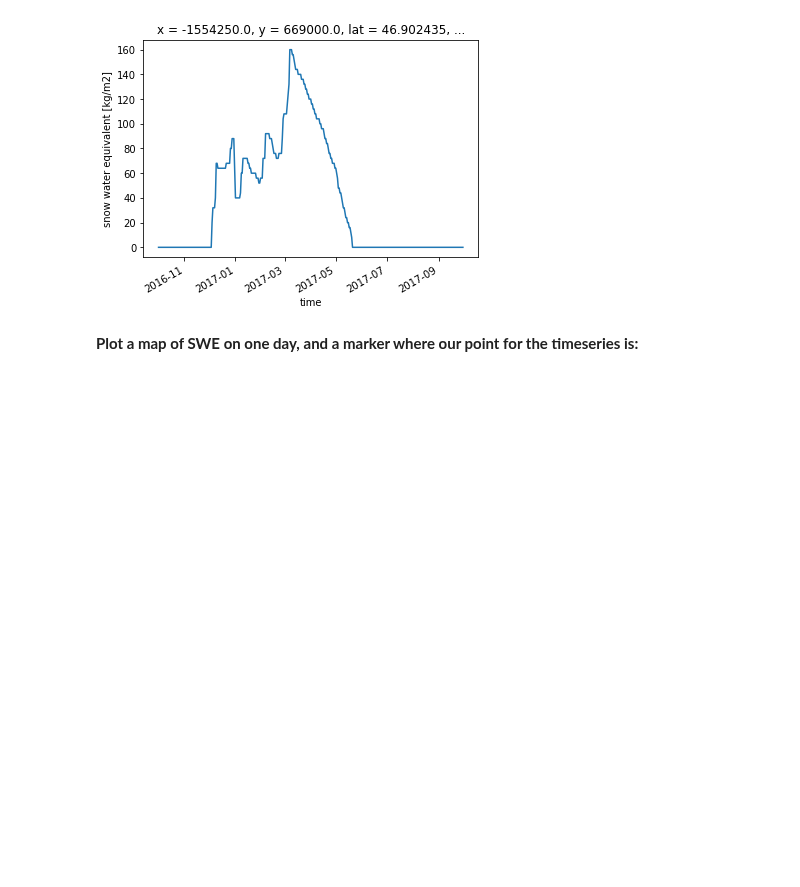
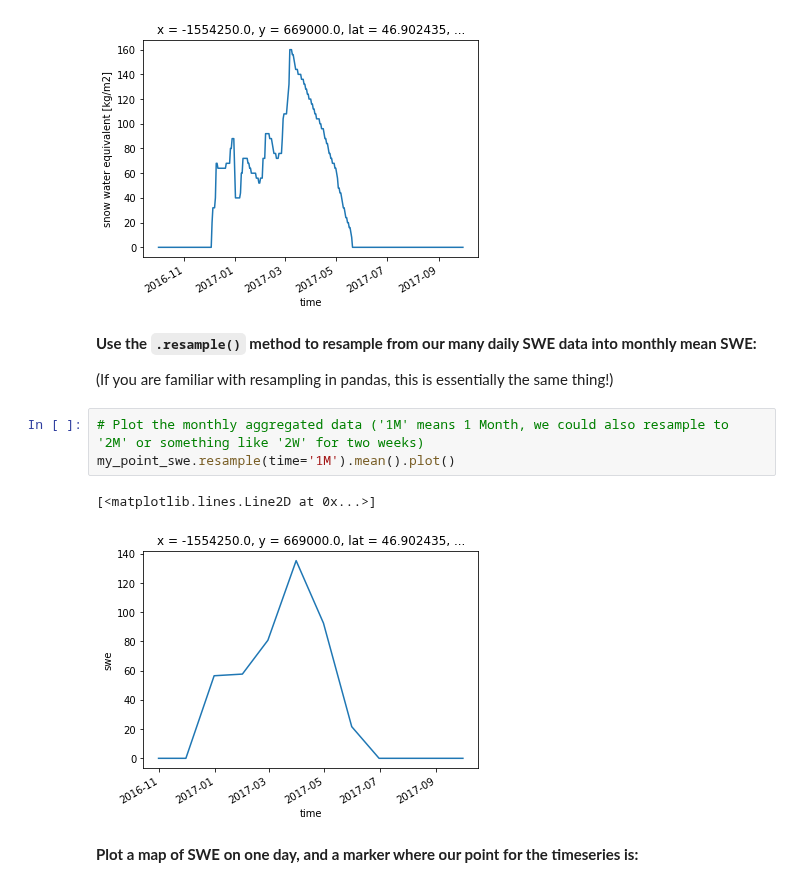
Before and after one commit to waterhackweek/waterdata, a Jupyter notebook: gridded_data_tutorial_2.ipynb, the cells around one changed output. Cells and saved outputs as stored; diff of their text form; blank space fills up the shorter version.

Commit message:
Add more text and plotting to this notebook

```diff
--- a/gridded_data_tutorial_2.ipynb
+++ b/gridded_data_tutorial_2.ipynb
@@ -268,6 +270,16 @@ my_point_swe.plot()
 # %% [output]
 [<matplotlib.lines.Line2D at 0x...>]
 [figure]
+# %% [markdown]
+**Use the `.resample()` method to resample from our many daily SWE data into monthly mean SWE:**
+
+(If you are familiar with resampling in pandas, this is essentially the same thing!)
+# %%
+# Plot the monthly aggregated data ('1M' means 1 Month, we could also resample to '2M' or something like '2W' for two weeks)
+my_point_swe.resample(time='1M').mean().plot()
+# %% [output]
+[<matplotlib.lines.Line2D at 0x...>]
+[figure, added]
 # %% [markdown]
 **Plot a map of SWE on one day, and a marker where our point for the timeseries is:**
 # %%
```
Also changed, not shown: parts of 2 cells of this notebook.
